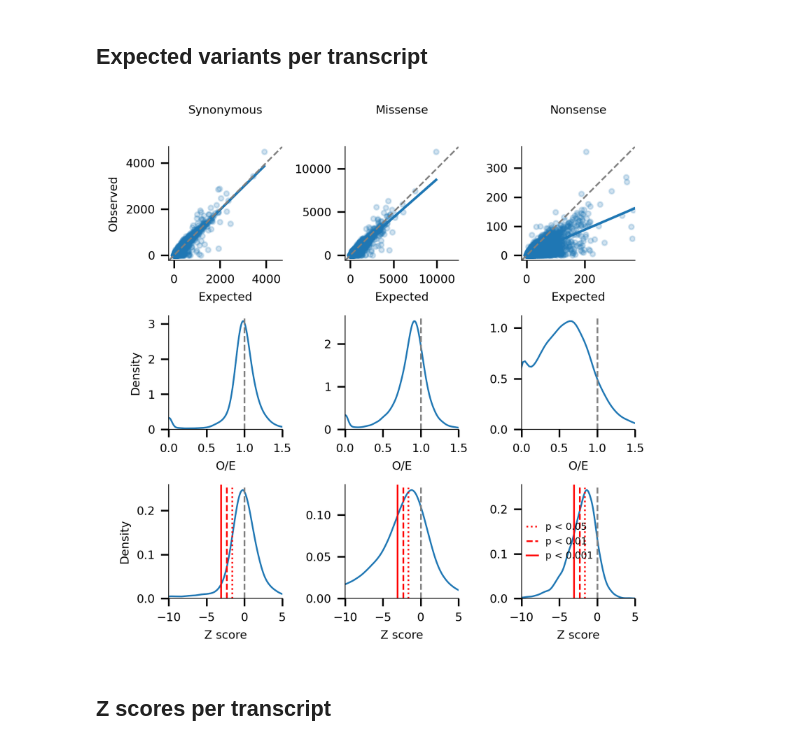
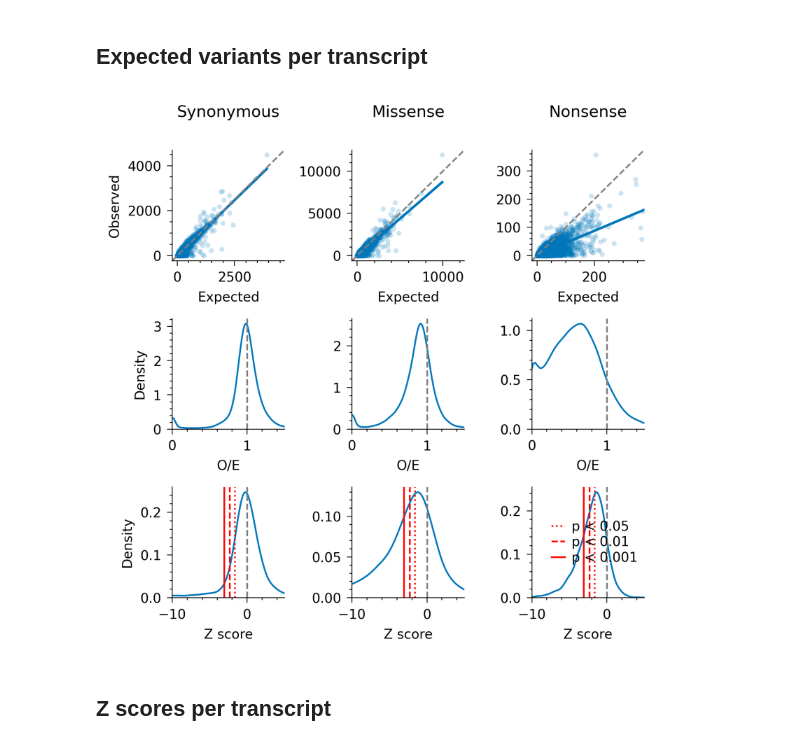
Before and after one commit to alexblakes/regional_nonsense_constraint, a Jupyter notebook: scripts_plots/testing.ipynb, the cells around one changed output. Cells and saved outputs as stored; diff of their text form; code cells hidden in the pictures.

Commit message:
Update color_tools notebook

```diff
--- a/scripts_plots/testing.ipynb
+++ b/scripts_plots/testing.ipynb
@@ -11,5 +11 @@ import seaborn as sns
 from scipy.stats import norm
-# %%
-#sns.set_context("talk")
-#sns.set_context("paper")
-plt.style.use("nature_update.mplstyle")
@@ -22,0 +14,11 @@ C = set_color_palette()
+# %%
+# Choose style sheet(s)
+plt.style.use("plot_styles/default.mplstyle")
+
+# Import functions from the _color_tools notebook
+%run _color_tools.ipynb
+
+# Assign the color palette to a variable.
+# Individual colors can be selected by index (e.g. C[0])
+C = sns.color_palette().as_hex()
+sns.color_palette()
@@ -29,7 +40,7 @@ df = pd.read_csv("../outputs/expected_variants_all_regions_stats.tsv", sep="\t")
 # %%
 csq = ["synonymous", "missense", "nonsense"]
 
-fig, axs = plt.subplots(3, 3, figsize=(120/25.4, 120/25.4), layout="tight")
+fig, axs = plt.subplots(3, 3, figsize=(120 / 25.4, 120 / 25.4), layout="tight")
 
 # Expected variants per transcript
 for c, (i, ax) in zip(csq, enumerate(axs[0])):
@@ -47,7 +58,10 @@ for c, (i, ax) in zip(csq, enumerate(axs[0])):
     )
 
     ax.axline((0, 0), (1, 1), color="grey", linestyle="--")
-    ax.set_title(c.capitalize(), pad=20, fontsize="medium")
+    ax.set_title(
+        c.capitalize(),
+        pad=20,
+    )
     ax.set_xlabel("Expected")
     ax.set_xlim(ax.get_ylim())
     if i == 0:
@@ -72,46 +86,35 @@ for c, (i, ax) in zip(csq, enumerate(axs[1])):
     )
     if i == 0:
         ax.set_ylabel("Density")
     else:
         ax.set_ylabel(None)
 
 # Z scores per transcript
 for c, (i, ax) in zip(csq, enumerate(axs[2])):
     sns.kdeplot(
         ax=ax,
         data=df[(df["region"] == "transcript") & (df["csq"] == c)],
         x="z",
         gridsize=1000,
     )
     ax.set_xlabel("Z score")
     ax.set_xlim((-10, 5))
     ax.axvline(
         x=0,
         color="gray",
         linestyle="--",
     )
     ax.axvline(x=norm.isf(0.95), color="r", linestyle=":", label="p < 0.05")
     ax.axvline(x=norm.isf(0.99), color="r", linestyle="--", label="p < 0.01")
     ax.axvline(x=norm.isf(0.999), color="r", linestyle="-", label="p < 0.001")
     if i == 0:
         ax.set_ylabel("Density")
     else:
         ax.set_ylabel(None)
     if i == 2:
-        ax.legend(
-            frameon=False,
-            borderpad=0,
-            handlelength=1.2,
-            fontsize="small",
-        )
-
-# Figure level changes
-for ax in axs:
-    for a in ax:
-        a.spines["top"].set_color("None")
-        a.spines["right"].set_color("None")
+        ax.legend()
 # %% [output]
-[figure, old version]
+[figure, new version]
 # %% [markdown]
 ## Z scores per transcript
 # %%
```
Also changed, not shown: parts of 10 cells of this notebook, 2 other files.
